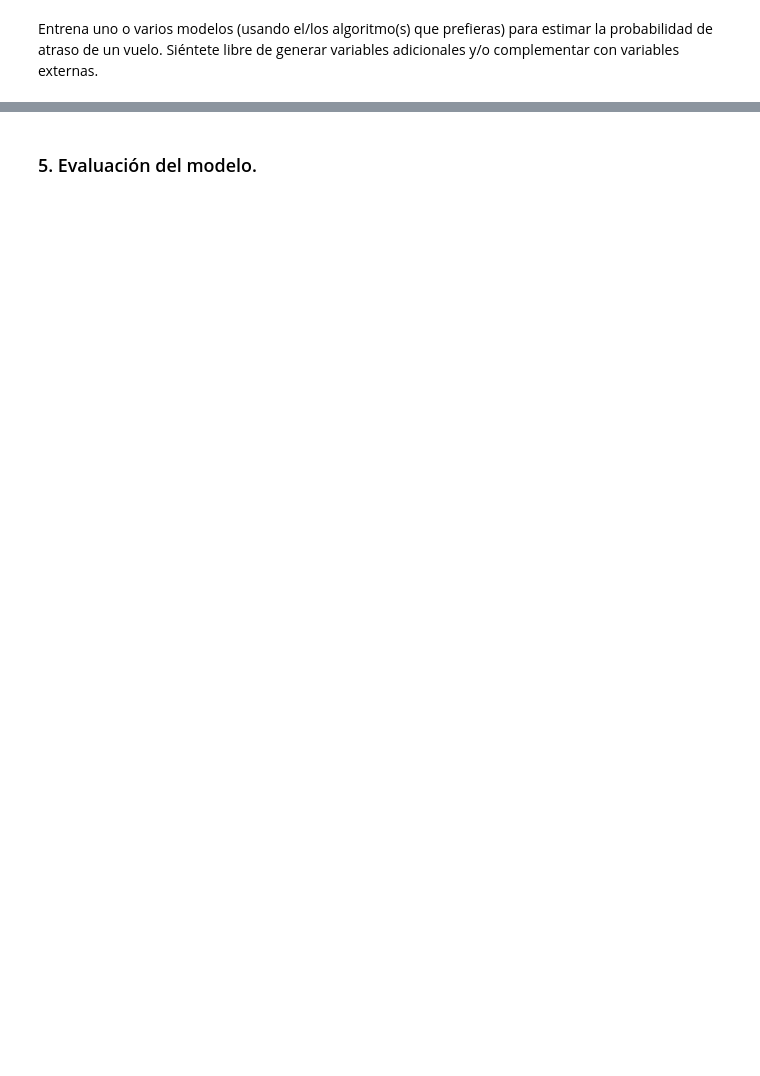
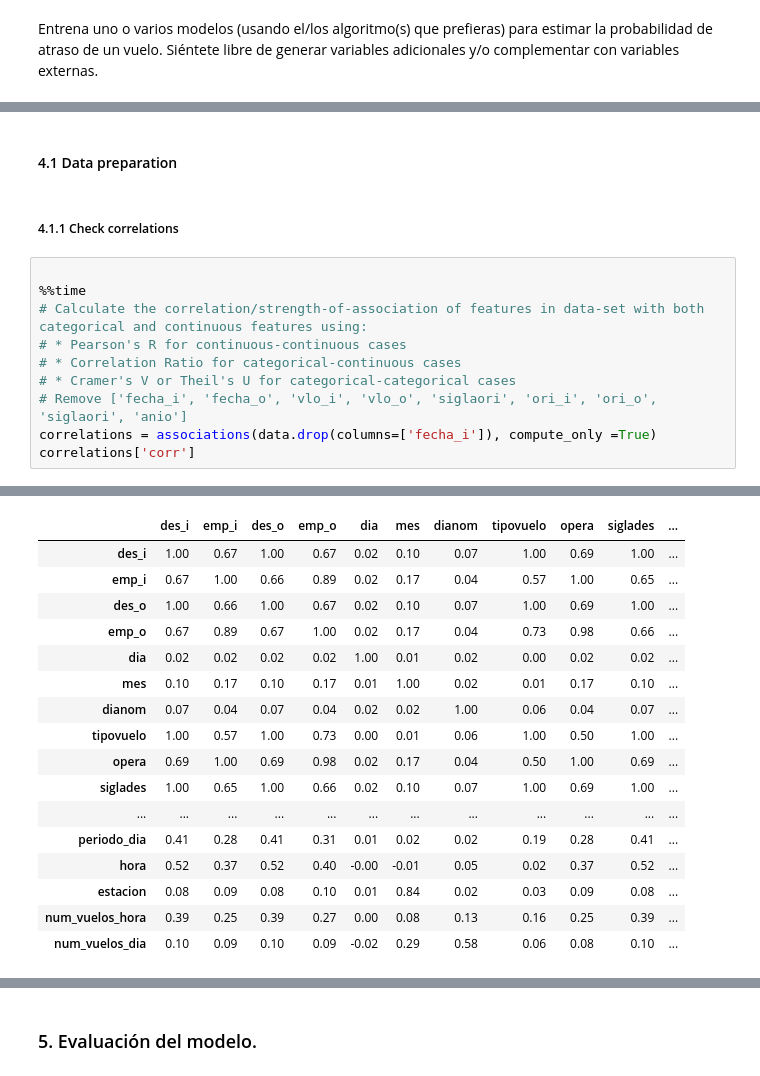
Before and after one commit to eaceror/latam-test, a Jupyter notebook: src/notebooks/solution.ipynb, the cells around one changed output, grey strips where cells are left out. Drawn from its saved outputs; the diff is of its cells as text; blank space fills up the shorter version.

```diff
--- a/src/notebooks/solution.ipynb
+++ b/src/notebooks/solution.ipynb
@@ -407,0 +462,15 @@ Siéntete libre de generar variables adicionales y/o complementar con variables
+# %% [markdown]
+#### 4.1 Data preparation
+# %% [markdown]
+##### 4.1.1 Check correlations
+# %%
+
+%%time
+# Calculate the correlation/strength-of-association of features in data-set with both categorical and continuous features using:
+# * Pearson's R for continuous-continuous cases
+# * Correlation Ratio for categorical-continuous cases
+# * Cramer's V or Theil's U for categorical-categorical cases
+# Remove ['fecha_i', 'fecha_o', 'vlo_i', 'vlo_o', 'siglaori', 'ori_i', 'ori_o', 'siglaori', 'anio']
+correlations = associations(data.drop(columns=['fecha_i']), compute_only =True)
+correlations['corr']
+# %% [output]
@@ -407,0 +479,17 @@ Siéntete libre de generar variables adicionales y/o complementar con variables
+|  | des_i | emp_i | des_o | emp_o | dia | mes | dianom | tipovuelo | opera | siglades | ... |
+| des_i | 1.00 | 0.67 | 1.00 | 0.67 | 0.02 | 0.10 | 0.07 | 1.00 | 0.69 | 1.00 | ... |
+| emp_i | 0.67 | 1.00 | 0.66 | 0.89 | 0.02 | 0.17 | 0.04 | 0.57 | 1.00 | 0.65 | ... |
+| des_o | 1.00 | 0.66 | 1.00 | 0.67 | 0.02 | 0.10 | 0.07 | 1.00 | 0.69 | 1.00 | ... |
+| emp_o | 0.67 | 0.89 | 0.67 | 1.00 | 0.02 | 0.17 | 0.04 | 0.73 | 0.98 | 0.66 | ... |
+| dia | 0.02 | 0.02 | 0.02 | 0.02 | 1.00 | 0.01 | 0.02 | 0.00 | 0.02 | 0.02 | ... |
+| mes | 0.10 | 0.17 | 0.10 | 0.17 | 0.01 | 1.00 | 0.02 | 0.01 | 0.17 | 0.10 | ... |
+| dianom | 0.07 | 0.04 | 0.07 | 0.04 | 0.02 | 0.02 | 1.00 | 0.06 | 0.04 | 0.07 | ... |
+| tipovuelo | 1.00 | 0.57 | 1.00 | 0.73 | 0.00 | 0.01 | 0.06 | 1.00 | 0.50 | 1.00 | ... |
+| opera | 0.69 | 1.00 | 0.69 | 0.98 | 0.02 | 0.17 | 0.04 | 0.50 | 1.00 | 0.69 | ... |
+| siglades | 1.00 | 0.65 | 1.00 | 0.66 | 0.02 | 0.10 | 0.07 | 1.00 | 0.69 | 1.00 | ... |
+| ... | ... | ... | ... | ... | ... | ... | ... | ... | ... | ... | ... |
+| periodo_dia | 0.41 | 0.28 | 0.41 | 0.31 | 0.01 | 0.02 | 0.02 | 0.19 | 0.28 | 0.41 | ... |
+| hora | 0.52 | 0.37 | 0.52 | 0.40 | -0.00 | -0.01 | 0.05 | 0.02 | 0.37 | 0.52 | ... |
+| estacion | 0.08 | 0.09 | 0.08 | 0.10 | 0.01 | 0.84 | 0.02 | 0.03 | 0.09 | 0.08 | ... |
+| num_vuelos_hora | 0.39 | 0.25 | 0.39 | 0.27 | 0.00 | 0.08 | 0.13 | 0.16 | 0.25 | 0.39 | ... |
+| num_vuelos_dia | 0.10 | 0.09 | 0.10 | 0.09 | -0.02 | 0.29 | 0.58 | 0.06 | 0.08 | 0.10 | ... |
```
Also changed, not shown: parts of 26 cells of this notebook.
